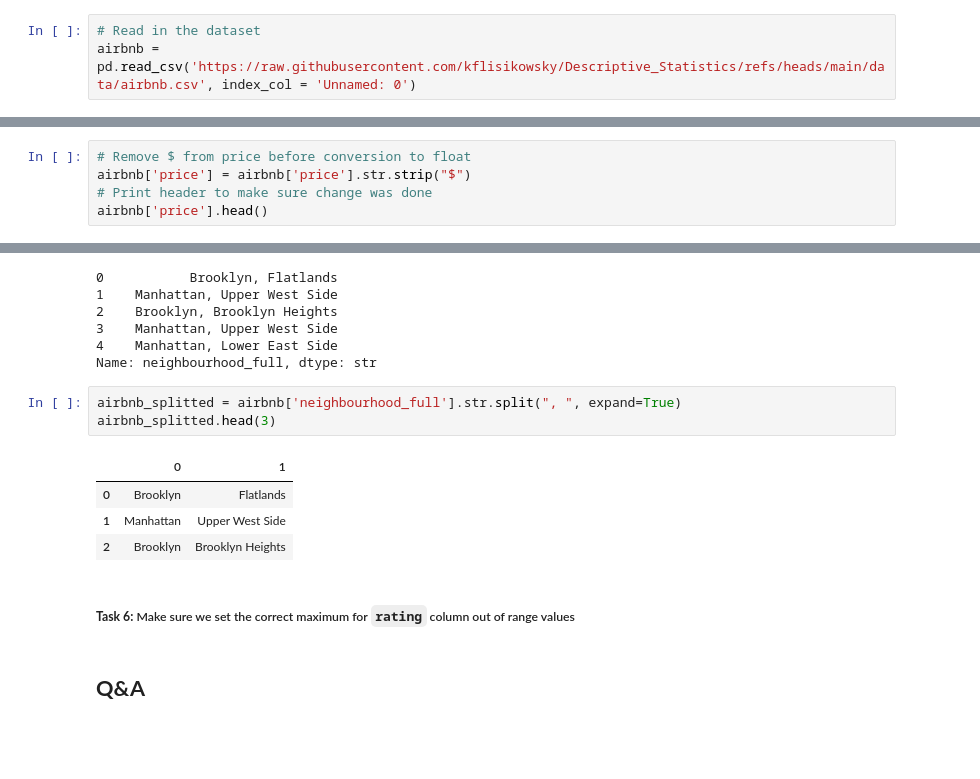
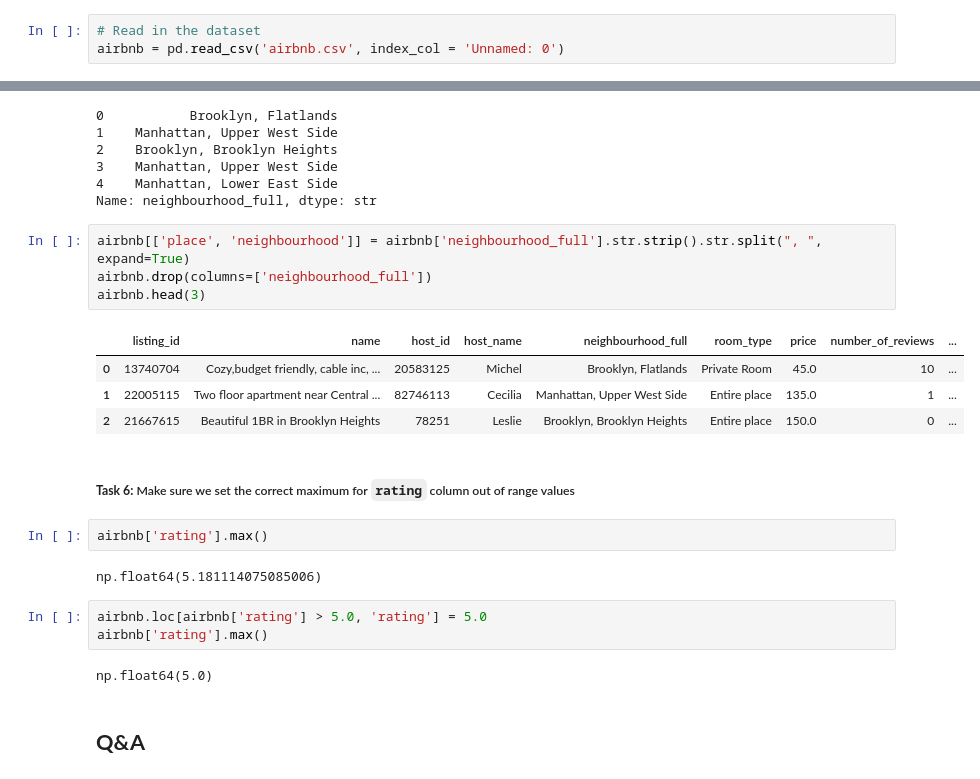
Before and after one commit to kingb6/Data_Preprocessing_Report, a Jupyter notebook: Cleaning_Data_in_Python_live_session.ipynb, the cells around one changed output, grey strips where cells are left out. Drawn from its saved outputs; the diff is of its cells as text; blank space fills up the shorter version.

```diff
--- a/Cleaning_Data_in_Python_live_session.ipynb
+++ b/Cleaning_Data_in_Python_live_session.ipynb
@@ -41,7 +41,7 @@ import missingno as msno
 import datetime as dt
 # %%
 # Read in the dataset
-airbnb = pd.read_csv('https://raw.githubusercontent.com/kflisikowsky/Descriptive_Statistics/refs/heads/main/data/airbnb.csv', index_col = 'Unnamed: 0')
+airbnb = pd.read_csv('airbnb.csv', index_col = 'Unnamed: 0')
 # %% [markdown]
 ## **Diagnosing data cleaning problems using simple `pandas` and visualizations**
 # %% [markdown]
@@ -327,5 +333,0 @@ np.float64(150.90512217564665)
-# %%
-# Remove $ from price before conversion to float
-airbnb['price'] = airbnb['price'].str.strip("$")
-# Print header to make sure change was done
-airbnb['price'].head()
@@ -420,15 +420,25 @@ airbnb['neighbourhood_full'].head()
 4    Manhattan, Lower East Side
 Name: neighbourhood_full, dtype: str
 # %%
-airbnb_splitted = airbnb['neighbourhood_full'].str.split(", ", expand=True)
-airbnb_splitted.head(3)
+airbnb[['place', 'neighbourhood']] = airbnb['neighbourhood_full'].str.strip().str.split(", ", expand=True)
+airbnb.drop(columns=['neighbourhood_full'])
+airbnb.head(3)
 # %% [output]
-|  | 0 | 1 |
-| 0 | Brooklyn | Flatlands |
-| 1 | Manhattan | Upper West Side |
-| 2 | Brooklyn | Brooklyn Heights |
+|  | listing_id | name | host_id | host_name | neighbourhood_full | room_type | price | number_of_reviews | ... |
+| 0 | 13740704 | Cozy,budget friendly, cable inc, ... | 20583125 | Michel | Brooklyn, Flatlands | Private Room | 45.0 | 10 | ... |
+| 1 | 22005115 | Two floor apartment near Central ... | 82746113 | Cecilia | Manhattan, Upper West Side | Entire place | 135.0 | 1 | ... |
+| 2 | 21667615 | Beautiful 1BR in Brooklyn Heights | 78251 | Leslie | Brooklyn, Brooklyn Heights | Entire place | 150.0 | 0 | ... |
 # %% [markdown]
 ##### **Task 6:** Make sure we set the correct maximum for `rating` column out of range values
+# %%
+airbnb['rating'].max()
+# %% [output]
+np.float64(5.181114075085006)
+# %%
+airbnb.loc[airbnb['rating'] > 5.0, 'rating'] = 5.0
+airbnb['rating'].max()
+# %% [output]
+np.float64(5.0)
 # %% [markdown]
 ## **Q&A**
 # %% [markdown]
```
Also changed, not shown: parts of 15 cells of this notebook.
